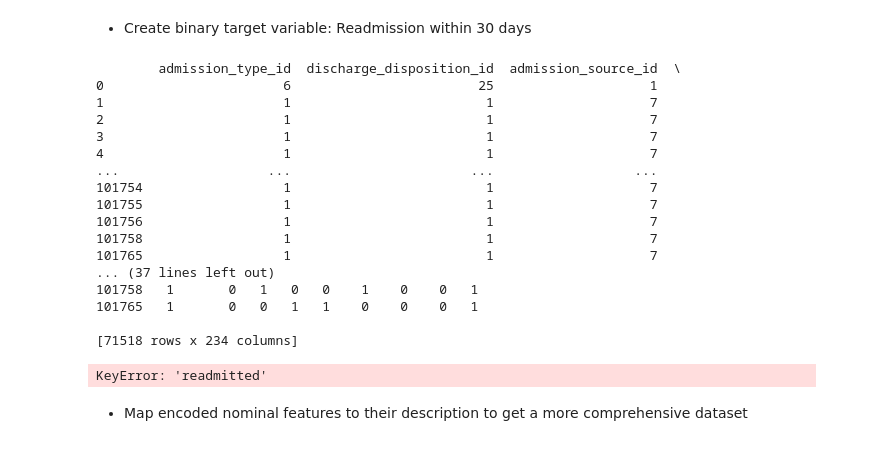
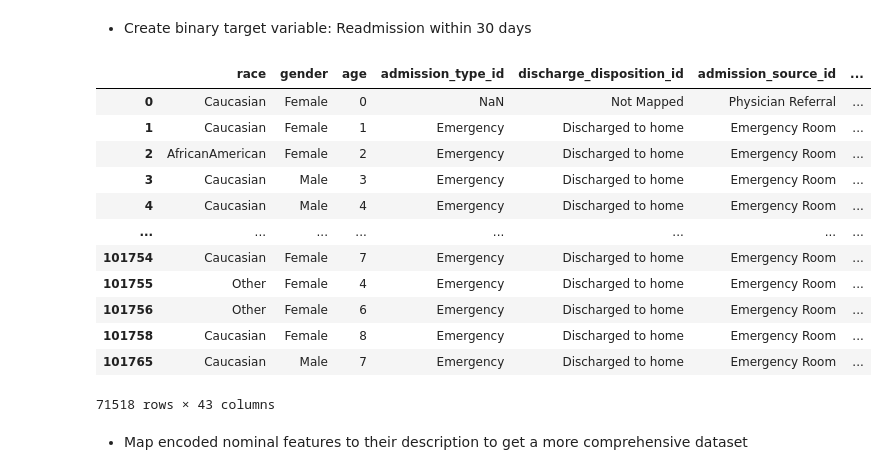
Before and after one commit to F4LLC0N3R/ML-Group-2---Diabetes, a Jupyter notebook: ML Group Project - Diabetes.ipynb, the cells around one changed output. Drawn from its saved outputs; the diff is of its cells as text; code cells hidden in the pictures.

```diff
--- a/ML Group Project - Diabetes.ipynb
+++ b/ML Group Project - Diabetes.ipynb
@@ -472,8 +564,8 @@ Name: age, Length: 71518, dtype: object
 # %%
-df = df_imputed.copy()
+#df = df_imputed.copy()
 
-for i in range(0, 90, 10):
-    df['age'] = df['age'].replace(to_replace=f'[{i}-{i + 10})', value=i+5)
+for i in range(0, 9):
+    df_mapped['age'] = df_mapped['age'].replace(to_replace=f'[{10 * i}-{10 * i + 10})', value=i)
 
-df['age']
+df_mapped['age']
 # %% [output]
@@ -568,41 +647,35 @@ Length: 71518, dtype: object
 # %%
 # Categorize the diagnoses in diag_1, diag_2 and diag_3
-diag1_categorized = categorize_icd9_codes(df_imputed.diag_1)
-diag2_categorized = categorize_icd9_codes(df_imputed.diag_2)
-diag3_categorized = categorize_icd9_codes(df_imputed.diag_3)
+diag1_categorized = categorize_icd9_codes(df_mapped.diag_1)
+diag2_categorized = categorize_icd9_codes(df_mapped.diag_2)
+diag3_categorized = categorize_icd9_codes(df_mapped.diag_3)
 # %%
 # Replace the values for diag_1, diag_2 and diag_3 in the dataframe
-df_imputed.diag_1 = diag1_categorized.to_frame().values
-df_imputed.diag_2 = diag2_categorized.to_frame().values
-df_imputed.diag_3 = diag3_categorized.to_frame().values
+df_mapped.diag_1 = diag1_categorized.to_frame().values
+df_mapped.diag_2 = diag2_categorized.to_frame().values
+df_mapped.diag_3 = diag3_categorized.to_frame().values
 # %% [markdown]
 - Create binary target variable: Readmission within 30 days
 # %%
-print(df_imputed)
 # add column with new target
-df_imputed['readmitted_within_30_days'] = df_imputed['readmitted'].replace(to_replace=['NO', '>30', '<30'], value=[0, 0, 1])
+df_mapped['readmitted_within_30_days'] = df_mapped['readmitted'].replace(to_replace=['NO', '>30', '<30'], value=[0, 0, 1])
 
 # drop old column
-df_imputed.drop('readmitted', axis=1)
+df_mapped.drop('readmitted', axis=1)
 # %% [output]
+|  | race | gender | age | admission_type_id | discharge_disposition_id | admission_source_id | ... |
+| 0 | Caucasian | Female | 0 | NaN | Not Mapped | Physician Referral | ... |
+| 1 | Caucasian | Female | 1 | Emergency | Discharged to home | Emergency Room | ... |
+| 2 | AfricanAmerican | Female | 2 | Emergency | Discharged to home | Emergency Room | ... |
+| 3 | Caucasian | Male | 3 | Emergency | Discharged to home | Emergency Room | ... |
+| 4 | Caucasian | Male | 4 | Emergency | Discharged to home | Emergency Room | ... |
+| ... | ... | ... | ... | ... | ... | ... | ... |
+| 101754 | Caucasian | Female | 7 | Emergency | Discharged to home | Emergency Room | ... |
+| 101755 | Other | Female | 4 | Emergency | Discharged to home | Emergency Room | ... |
+| 101756 | Other | Female | 6 | Emergency | Discharged to home | Emergency Room | ... |
+| 101758 | Caucasian | Female | 8 | Emergency | Discharged to home | Emergency Room | ... |
+| 101765 | Caucasian | Male | 7 | Emergency | Discharged to home | Emergency Room | ... |
-        admission_type_id  discharge_disposition_id  admission_source_id  \
-0                       6                        25                    1
-1                       1                         1                    7
-2                       1                         1                    7
-3                       1                         1                    7
-4                       1                         1                    7
-...                   ...                       ...                  ...
-101754                  1                         1                    7
-101755                  1                         1                    7
-101756                  1                         1                    7
-101758                  1                         1                    7
-101765                  1                         1                    7
-... (37 lines left out)
-101758   1       0   1   0   0    1    0    0   1
-101765   1       0   0   1   1    0    0    0   1
-
-[71518 rows x 234 columns]
+71518 rows × 43 columns
-KeyError: 'readmitted'
 # %% [markdown]
 - Map encoded nominal features to their description to get a more comprehensive dataset
 # %%
```
Also changed, not shown: parts of 17 cells of this notebook.
